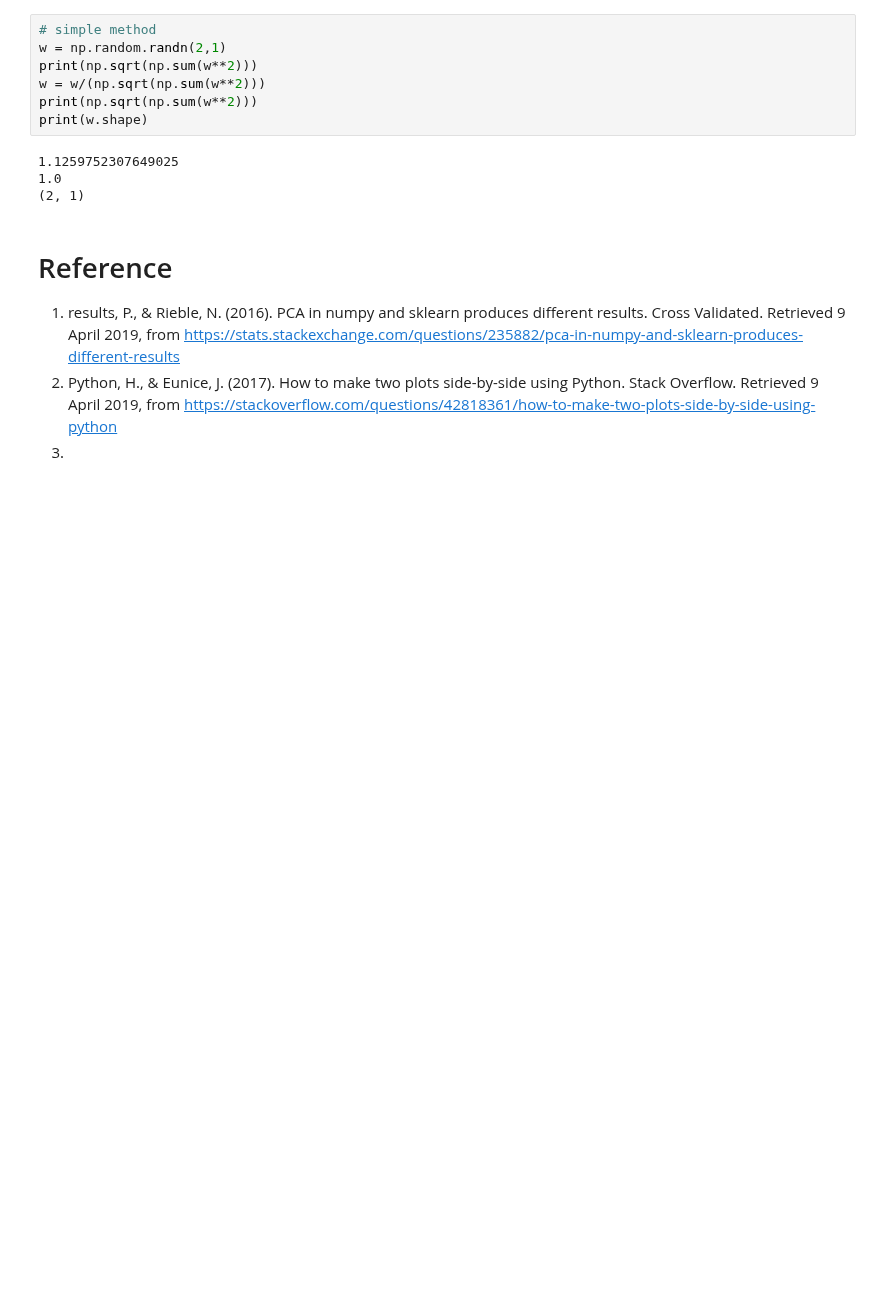
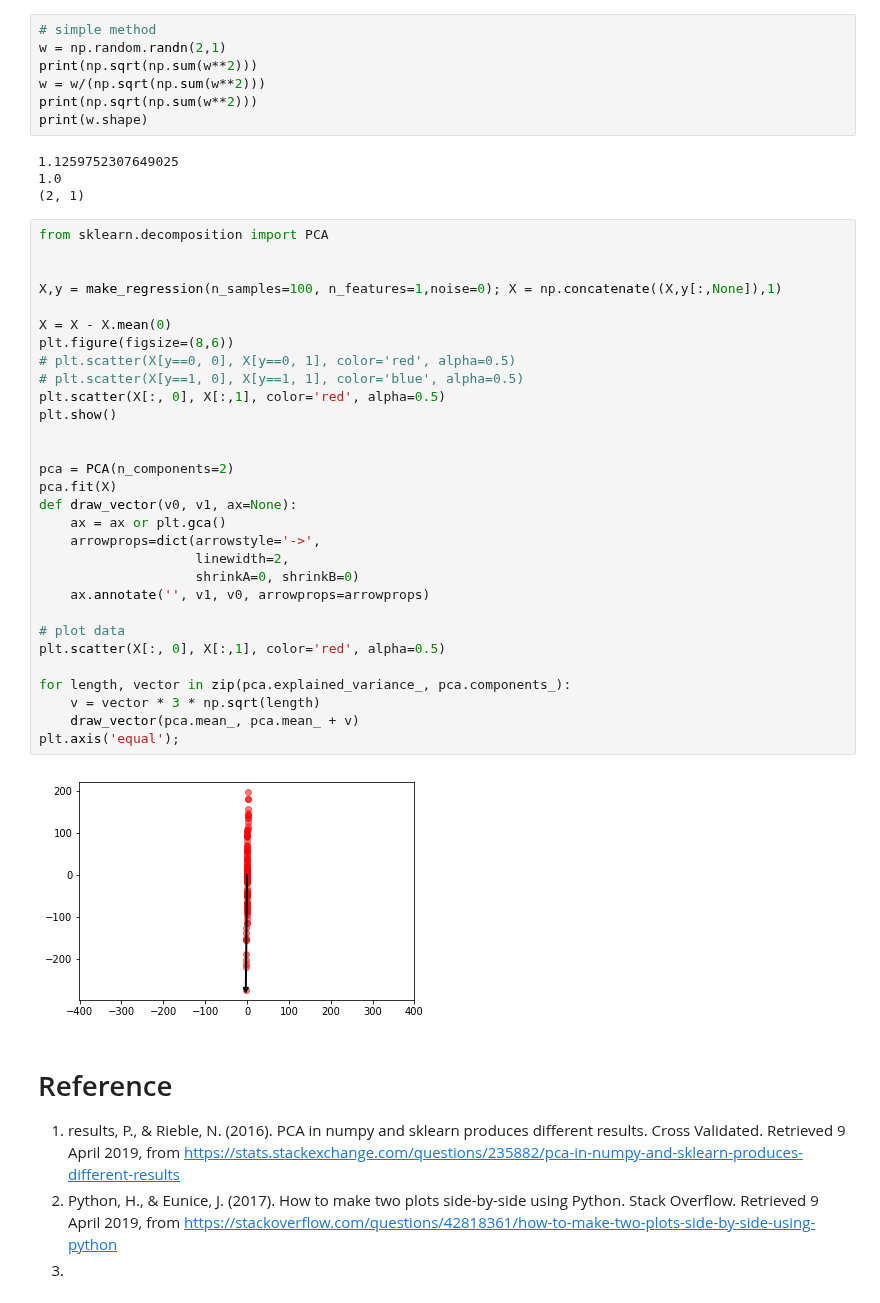
Before and after one commit to JaeDukSeo/Daily-Neural-Network-Practice-3, a Jupyter notebook: sandbox full of trash/Linear Algebra/start and explore.ipynb, the cells around one changed output. Drawn from its saved outputs; the diff is of its cells as text; blank space fills up the shorter version.

Commit message:
Super important commit

```diff
--- a/sandbox full of trash/Linear Algebra/start and explore.ipynb
+++ b/sandbox full of trash/Linear Algebra/start and explore.ipynb
@@ -56,6 +57,38 @@ print(w.shape)
 1.1259752307649025
 1.0
 (2, 1)
+# %%
+from sklearn.decomposition import PCA
+
+
+X,y = make_regression(n_samples=100, n_features=1,noise=0); X = np.concatenate((X,y[:,None]),1)
+
+X = X - X.mean(0)
+plt.figure(figsize=(8,6))
+# plt.scatter(X[y==0, 0], X[y==0, 1], color='red', alpha=0.5)
+# plt.scatter(X[y==1, 0], X[y==1, 1], color='blue', alpha=0.5)
+plt.scatter(X[:, 0], X[:,1], color='red', alpha=0.5)
+plt.show()
+
+
+pca = PCA(n_components=2)
+pca.fit(X)
+def draw_vector(v0, v1, ax=None):
+    ax = ax or plt.gca()
+    arrowprops=dict(arrowstyle='->',
+                    linewidth=2,
+                    shrinkA=0, shrinkB=0)
+    ax.annotate('', v1, v0, arrowprops=arrowprops)
+
+# plot data
+plt.scatter(X[:, 0], X[:,1], color='red', alpha=0.5)
+
+for length, vector in zip(pca.explained_variance_, pca.components_):
+    v = vector * 3 * np.sqrt(length)
+    draw_vector(pca.mean_, pca.mean_ + v)
+plt.axis('equal');
+# %% [output]
+[figure, added]
 # %% [markdown]
 # Reference
 1. results, P., & Rieble, N. (2016). PCA in numpy and sklearn produces different results. Cross Validated. Retrieved 9 April 2019, from https://stats.stackexchange.com/questions/235882/pca-in-numpy-and-sklearn-produces-different-results
```
Also changed, not shown: parts of 2 cells of this notebook.
